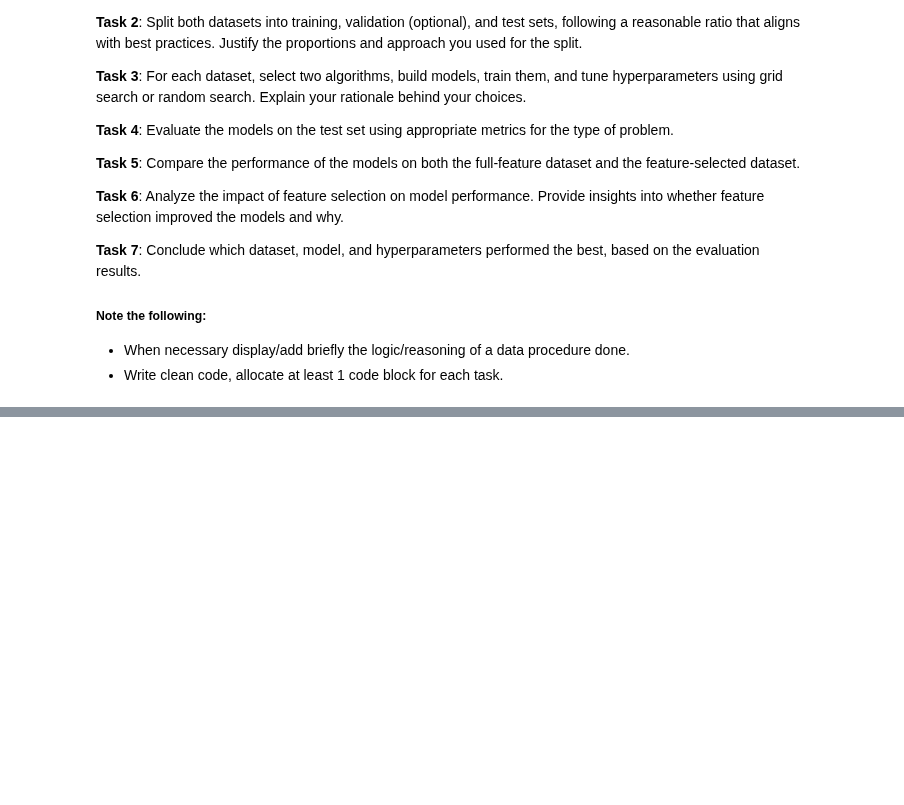
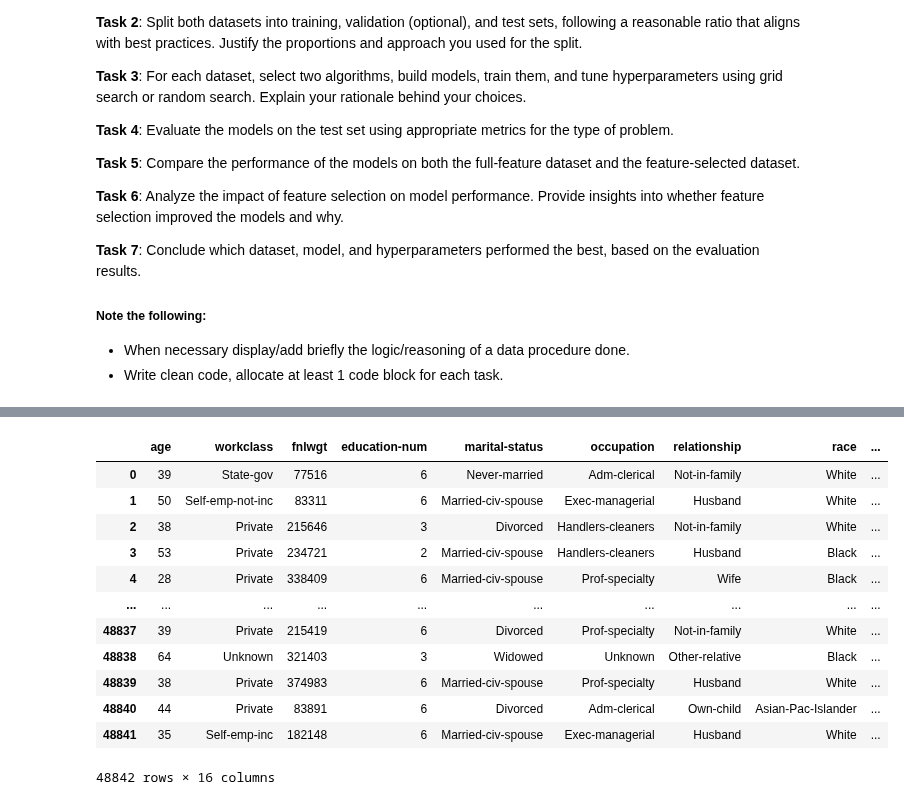
Before and after one commit to M-Hasan-Ibrahim/Data_Analysis_Lab, a Jupyter notebook: Lab_03.ipynb, the cells around one changed output, grey strips where cells are left out. Drawn from its saved outputs; the diff is of its cells as text; code cells hidden in the pictures; blank space fills up the shorter version.

Commit message:
tasks 1-2-3 updated

```diff
--- a/Lab_03.ipynb
+++ b/Lab_03.ipynb
@@ -132,0 +175,25 @@ _You now have two datasets: one with all features and one with selected features
+# %%
+#task 1
+# dropping table and making new csv dataframe lab_03_A.csv
+# dropped education, native-country, and sex
+
+dfNew = pd.read_csv("data\lab_03_A.csv")
+
+display(dfNew)
+
+dfNew.drop(columns=['education', 'native-country', 'sex', 'income'], errors='ignore', inplace=True)
+dfNew.to_csv("data\lab_03_A.csv", index=False)
+# %% [output]
+|  | age | workclass | fnlwgt | education-num | marital-status | occupation | relationship | race | ... |
+| 0 | 39 | State-gov | 77516 | 6 | Never-married | Adm-clerical | Not-in-family | White | ... |
+| 1 | 50 | Self-emp-not-inc | 83311 | 6 | Married-civ-spouse | Exec-managerial | Husband | White | ... |
+| 2 | 38 | Private | 215646 | 3 | Divorced | Handlers-cleaners | Not-in-family | White | ... |
+| 3 | 53 | Private | 234721 | 2 | Married-civ-spouse | Handlers-cleaners | Husband | Black | ... |
+| 4 | 28 | Private | 338409 | 6 | Married-civ-spouse | Prof-specialty | Wife | Black | ... |
+| ... | ... | ... | ... | ... | ... | ... | ... | ... | ... |
+| 48837 | 39 | Private | 215419 | 6 | Divorced | Prof-specialty | Not-in-family | White | ... |
+| 48838 | 64 | Unknown | 321403 | 3 | Widowed | Unknown | Other-relative | Black | ... |
+| 48839 | 38 | Private | 374983 | 6 | Married-civ-spouse | Prof-specialty | Husband | White | ... |
+| 48840 | 44 | Private | 83891 | 6 | Divorced | Adm-clerical | Own-child | Asian-Pac-Islander | ... |
+| 48841 | 35 | Self-emp-inc | 182148 | 6 | Married-civ-spouse | Exec-managerial | Husband | White | ... |
+48842 rows × 16 columns
```
Also changed, not shown: parts of 7 cells of this notebook, 1 other file.
